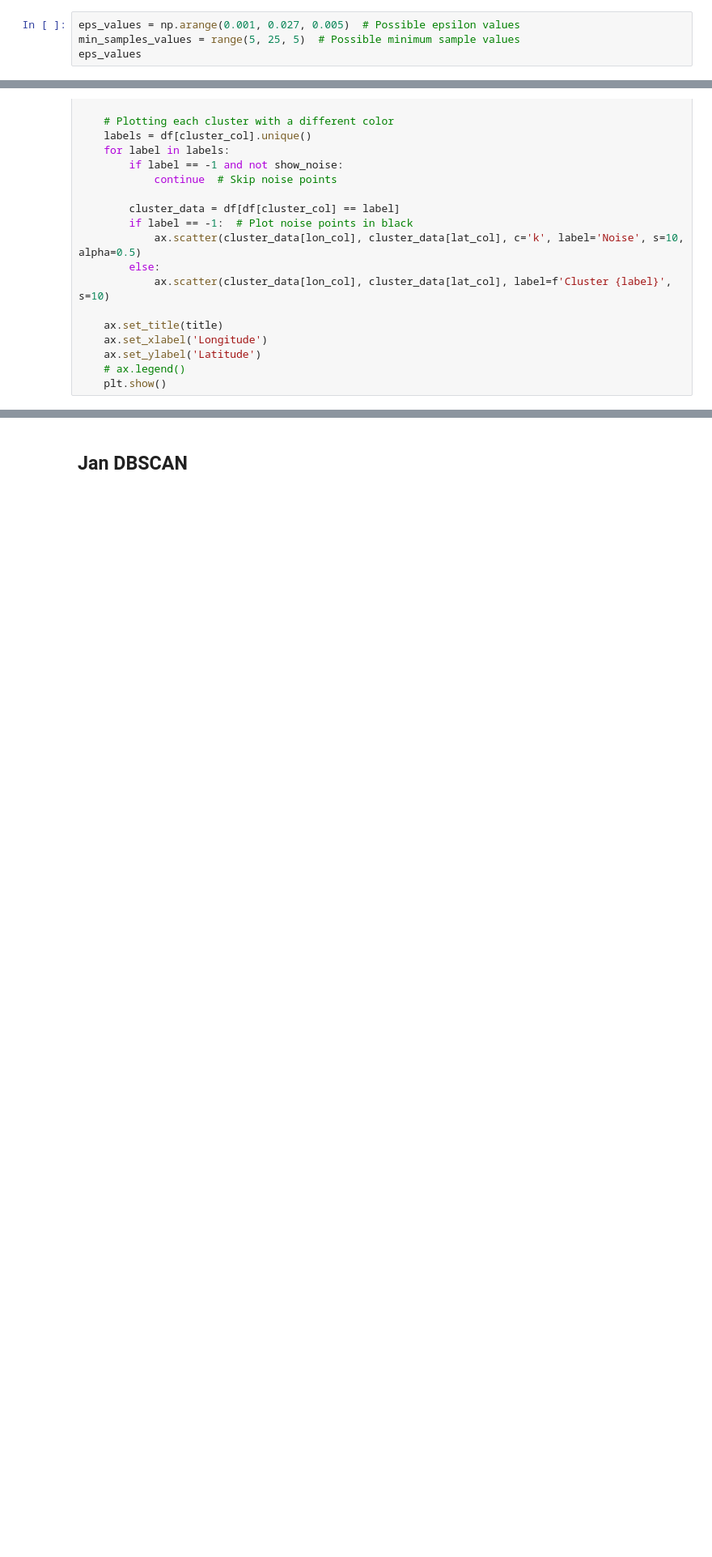
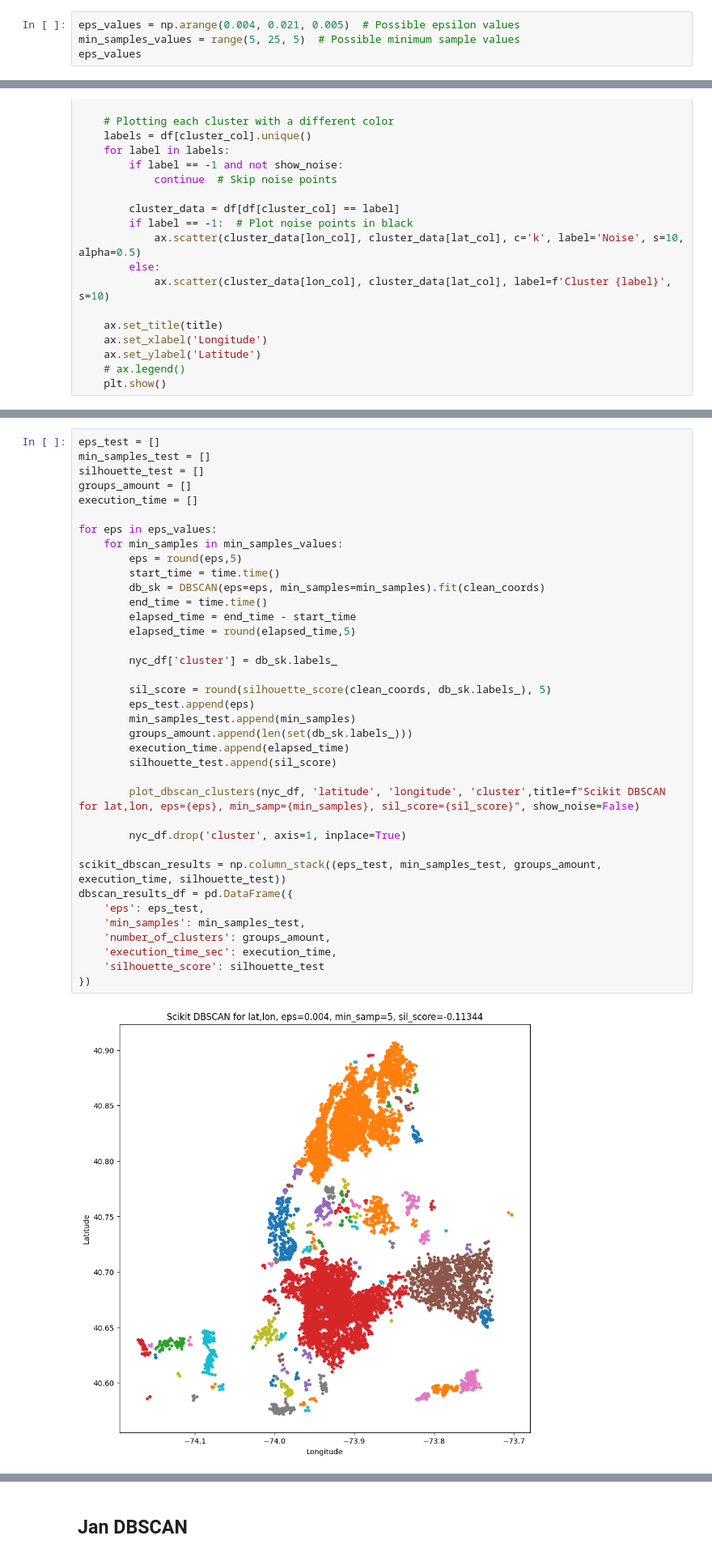
Before and after one commit to jkwiatk1/spatial-data-mining, a Jupyter notebook: 3-dbscan_tests.ipynb, the cells around one changed output, grey strips where cells are left out. Shown at 81% size. Saved outputs shown, nothing was run; the diff lists cells and outputs as text; blank space fills up the shorter version.

Commit message:
Add: experiments and results.

```diff
--- a/3-dbscan_tests.ipynb
+++ b/3-dbscan_tests.ipynb
@@ -124,7 +124,7 @@ nyc_df = nyc_df.dropna(subset=['longitude', 'latitude','vic_age_gr'])
 # %%
 clean_coords = nyc_df[['latitude', 'longitude']].to_numpy()
 # %%
-eps_values = np.arange(0.001, 0.027, 0.005)  # Possible epsilon values
+eps_values = np.arange(0.004, 0.021, 0.005)  # Possible epsilon values
 min_samples_values = range(5, 25, 5)  # Possible minimum sample values
 eps_values
 # %% [output]
@@ -163,0 +166,39 @@ def plot_dbscan_clusters(df, lat_col, lon_col, cluster_col, title = 'Grupowanie
+# %%
+eps_test = []
+min_samples_test = []
+silhouette_test = []
+groups_amount = []
+execution_time = []
+
+for eps in eps_values:
+    for min_samples in min_samples_values:
+        eps = round(eps,5)
+        start_time = time.time()
+        db_sk = DBSCAN(eps=eps, min_samples=min_samples).fit(clean_coords)
+        end_time = time.time()
+        elapsed_time = end_time - start_time
+        elapsed_time = round(elapsed_time,5)
+
+        nyc_df['cluster'] = db_sk.labels_
+
+        sil_score = round(silhouette_score(clean_coords, db_sk.labels_), 5)
+        eps_test.append(eps)
+        min_samples_test.append(min_samples)
+        groups_amount.append(len(set(db_sk.labels_)))
+        execution_time.append(elapsed_time)
+        silhouette_test.append(sil_score)
+
+        plot_dbscan_clusters(nyc_df, 'latitude', 'longitude', 'cluster',title=f"Scikit DBSCAN for lat,lon, eps={eps}, min_samp={min_samples}, sil_score={sil_score}", show_noise=False)
+
+        nyc_df.drop('cluster', axis=1, inplace=True)
+
+scikit_dbscan_results = np.column_stack((eps_test, min_samples_test, groups_amount, execution_time, silhouette_test))
+dbscan_results_df = pd.DataFrame({
+    'eps': eps_test,
+    'min_samples': min_samples_test,
+    'number_of_clusters': groups_amount,
+    'execution_time_sec': execution_time,
+    'silhouette_score': silhouette_test
+})
+# %% [output]
+[figure, added]
```
Also changed, not shown: parts of 22 cells of this notebook, 19 other files.
